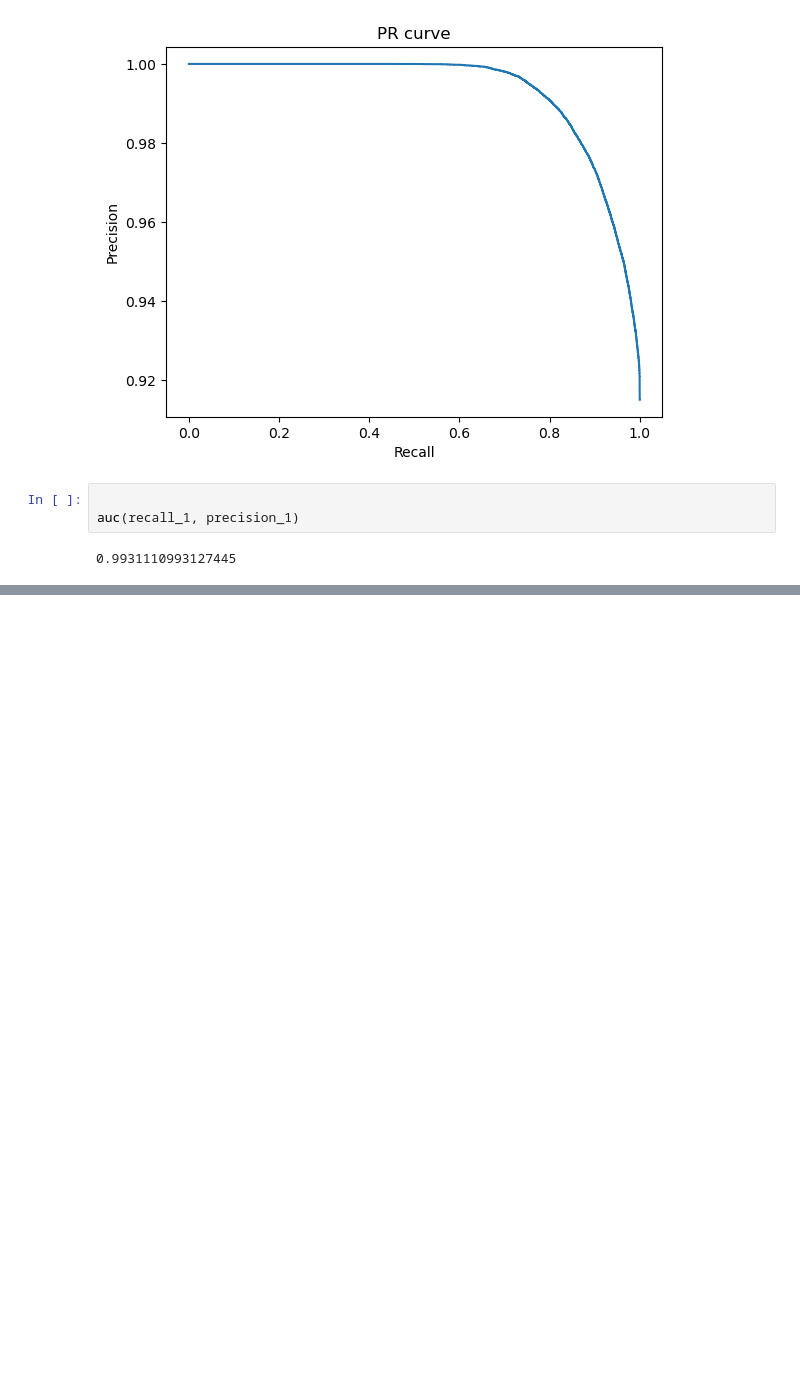
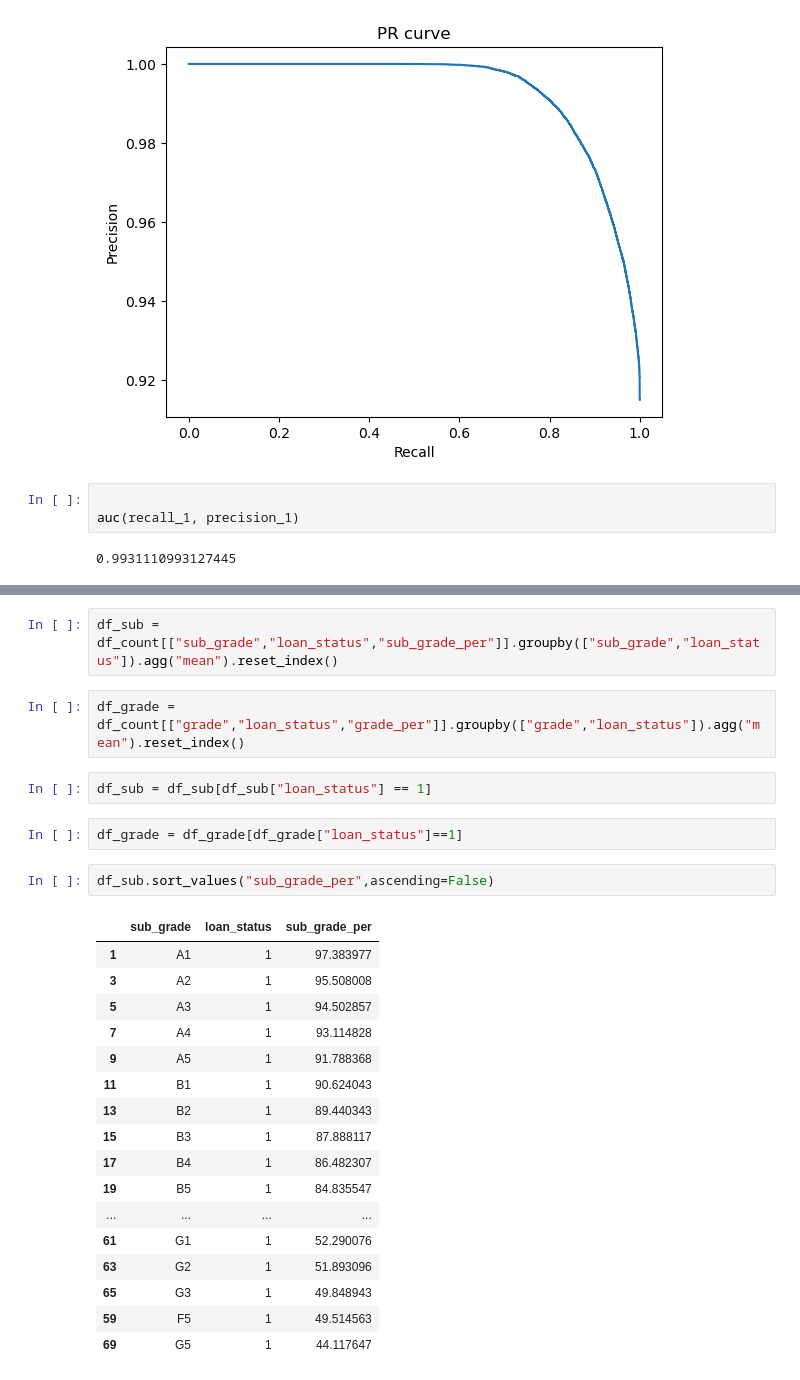
Before and after one commit to Navaneeth-7/Logistic_regression, a Jupyter notebook: file_1.ipynb, the cells around one changed output, grey strips where cells are left out. Saved outputs shown, nothing was run; the diff lists cells and outputs as text; blank space fills up the shorter version.

```diff
--- a/file_1.ipynb
+++ b/file_1.ipynb
@@ -1130,0 +1241,28 @@ X
+# %%
+df_sub = df_count[["sub_grade","loan_status","sub_grade_per"]].groupby(["sub_grade","loan_status"]).agg("mean").reset_index()
+# %%
+df_grade = df_count[["grade","loan_status","grade_per"]].groupby(["grade","loan_status"]).agg("mean").reset_index()
+# %%
+df_sub = df_sub[df_sub["loan_status"] == 1]
+# %%
+df_grade = df_grade[df_grade["loan_status"]==1]
+# %%
+df_sub.sort_values("sub_grade_per",ascending=False)
+# %% [output]
+|  | sub_grade | loan_status | sub_grade_per |
+| 1 | A1 | 1 | 97.383977 |
+| 3 | A2 | 1 | 95.508008 |
+| 5 | A3 | 1 | 94.502857 |
+| 7 | A4 | 1 | 93.114828 |
+| 9 | A5 | 1 | 91.788368 |
+| 11 | B1 | 1 | 90.624043 |
+| 13 | B2 | 1 | 89.440343 |
+| 15 | B3 | 1 | 87.888117 |
+| 17 | B4 | 1 | 86.482307 |
+| 19 | B5 | 1 | 84.835547 |
+| ... | ... | ... | ... |
+| 61 | G1 | 1 | 52.290076 |
+| 63 | G2 | 1 | 51.893096 |
+| 65 | G3 | 1 | 49.848943 |
+| 59 | F5 | 1 | 49.514563 |
+| 69 | G5 | 1 | 44.117647 |
```
Also changed, not shown: parts of 46 cells of this notebook.
